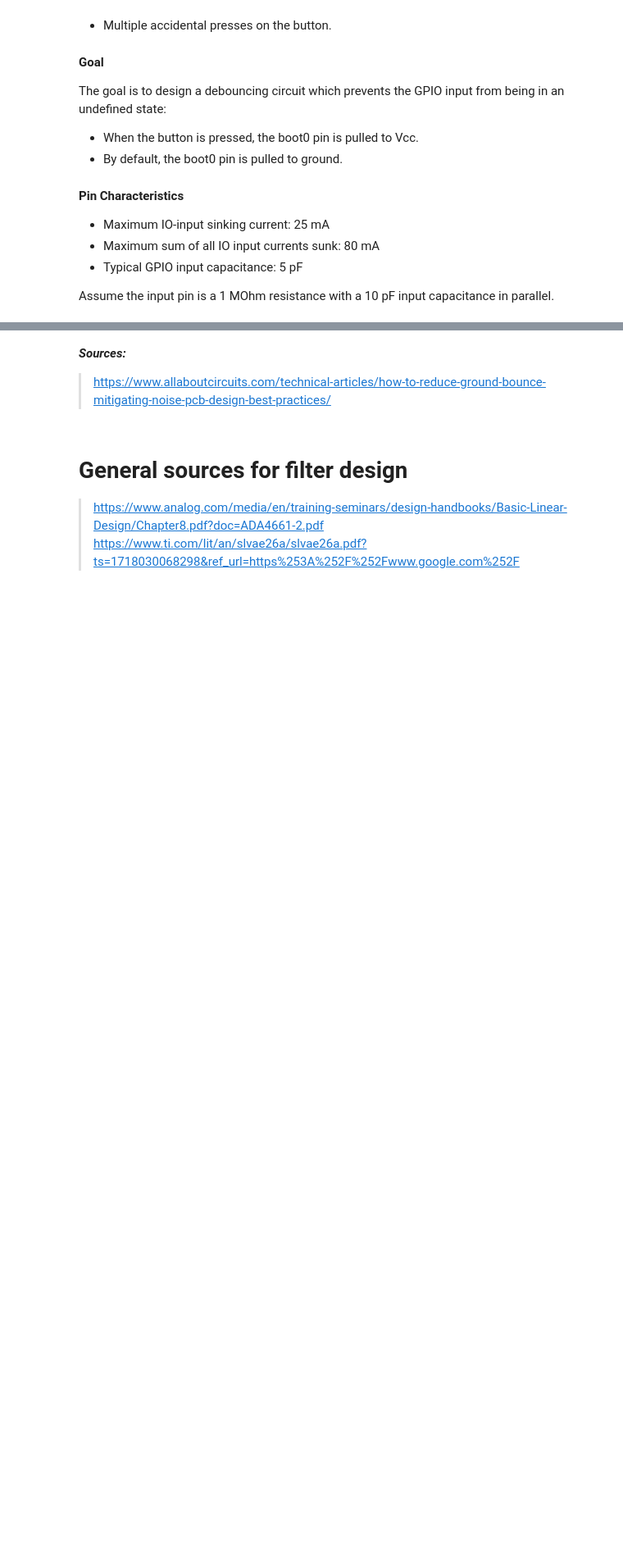
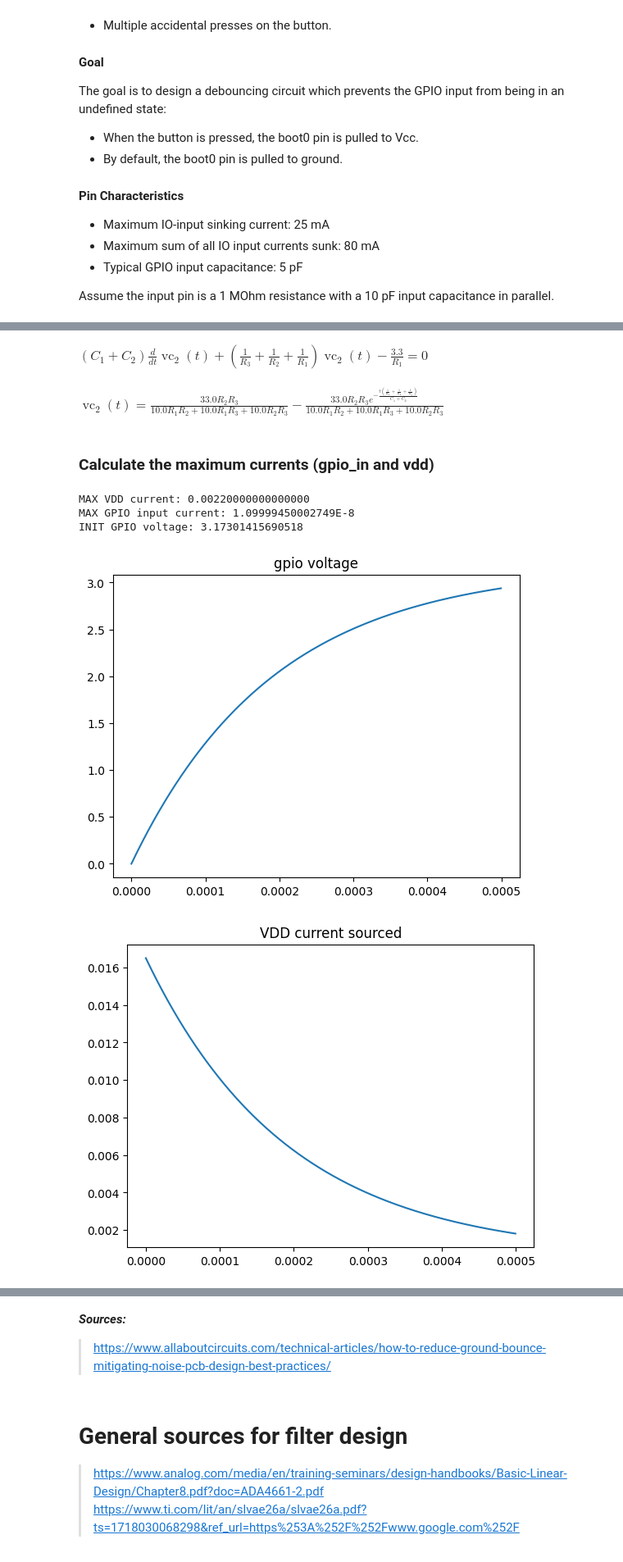
Before and after one commit to igorwolfs/bldc-hw, a Jupyter notebook: scripts/filter_design.ipynb, the cells around one changed output, grey strips where cells are left out. Shown at 82% size. Drawn from its saved outputs; the diff is of its cells as text; code cells hidden in the pictures; blank space fills up the shorter version.

```diff
--- a/scripts/filter_design.ipynb
+++ b/scripts/filter_design.ipynb
@@ -284,0 +308,10 @@ NameError: name 'eqs' is not defined
+# %%
+eq = sp.Eq(-Vcc/R1 + (C1+C2)*vc2(t).diff(t) + (1/R2 + 1/R3 + 1/R1)*vc2(t), 0)
+eq
+# %% [output]
+$\displaystyle \left(C_{1} + C_{2}\right) \frac{d}{d t} \operatorname{vc}_{2}{\left(t \right)} + \left(\frac{1}{R_{3}} + \frac{1}{R_{2}} + \frac{1}{R_{1}}\right) \operatorname{vc}_{2}{\left(t \right)} - \frac{3.3}{R_{1}} = 0$
+# %%
+gpio_voltage = sp.dsolve(eq, vc2(t), ics=bound_cond_1, dict=True)
+gpio_voltage
+# %% [output]
+$\displaystyle \operatorname{vc}_{2}{\left(t \right)} = \frac{33.0 R_{2} R_{3}}{10.0 R_{1} R_{2} + 10.0 R_{1} R_{3} + 10.0 R_{2} R_{3}} - \frac{33.0 R_{2} R_{3} e^{- \frac{t \left(\frac{1}{R_{3}} + \frac{1}{R_{2}} + \frac{1}{R_{1}}\right)}{C_{1} + C_{2}}}}{10.0 R_{1} R_{2} + 10.0 R_{1} R_{3} + 10.0 R_{2} R_{3}}$
@@ -284,0 +320,46 @@ NameError: name 'eqs' is not defined
+# %% [markdown]
+### Calculate the maximum currents (gpio_in and vdd)
+# %%
+ic1 = gpio_voltage.rhs.diff(t) * C1
+ic2 = gpio_voltage.rhs.diff(t) * C2
+ir2 = gpio_voltage.rhs / R2
+ir3 = gpio_voltage.rhs / R3
+# %%
+voltage_gpio = gpio_voltage.rhs.subs(subs_dict)
+current_vdd = sp.simplify(ic1+ic2+ir2+ir3).subs(subs_dict)
+current_input = sp.simplify(ic1+ir2).subs(subs_dict)
+# %%
+print(f"MAX VDD current: {current_vdd.subs({t:0})}")
+print(f"MAX GPIO input current: {current_input.subs({t:0})}")
+print(f"INIT GPIO voltage: {voltage_gpio.subs({t:0.01})}")
+# %% [output]
+MAX VDD current: 0.00220000000000000
+MAX GPIO input current: 1.09999450002749E-8
+INIT GPIO voltage: 3.17301415690518
+# %%
+import matplotlib.pyplot as plt
+
+def plot_values(f_sympy, time=5e-4, n_points=1000):
+    total_t = []
+    total_y = []
+
+    for i in range(n_points):
+        total_y.append(float(f_sympy.subs({t:float(i*time)/float(n_points)})))
+        total_t.append(i*time/float(n_points))
+    return total_t, total_y
+total_t, total_y = plot_values(voltage_gpio)
+
+plt.plot(total_t, total_y)
+plt.title("gpio voltage")
+plt.show()
+total_t, total_y = plot_values(current_vdd)
+plt.plot(total_t, total_y)
+plt.title("VDD current sourced")
+plt.show()
+total_t, total_y = plot_values(current_input)
+plt.plot(total_t, total_y)
+plt.title("GPIO input current")
+plt.show()
+# %% [output]
+[figure, added]
+[figure, added]
```
Also changed, not shown: parts of 16 cells of this notebook, 7 other files.
